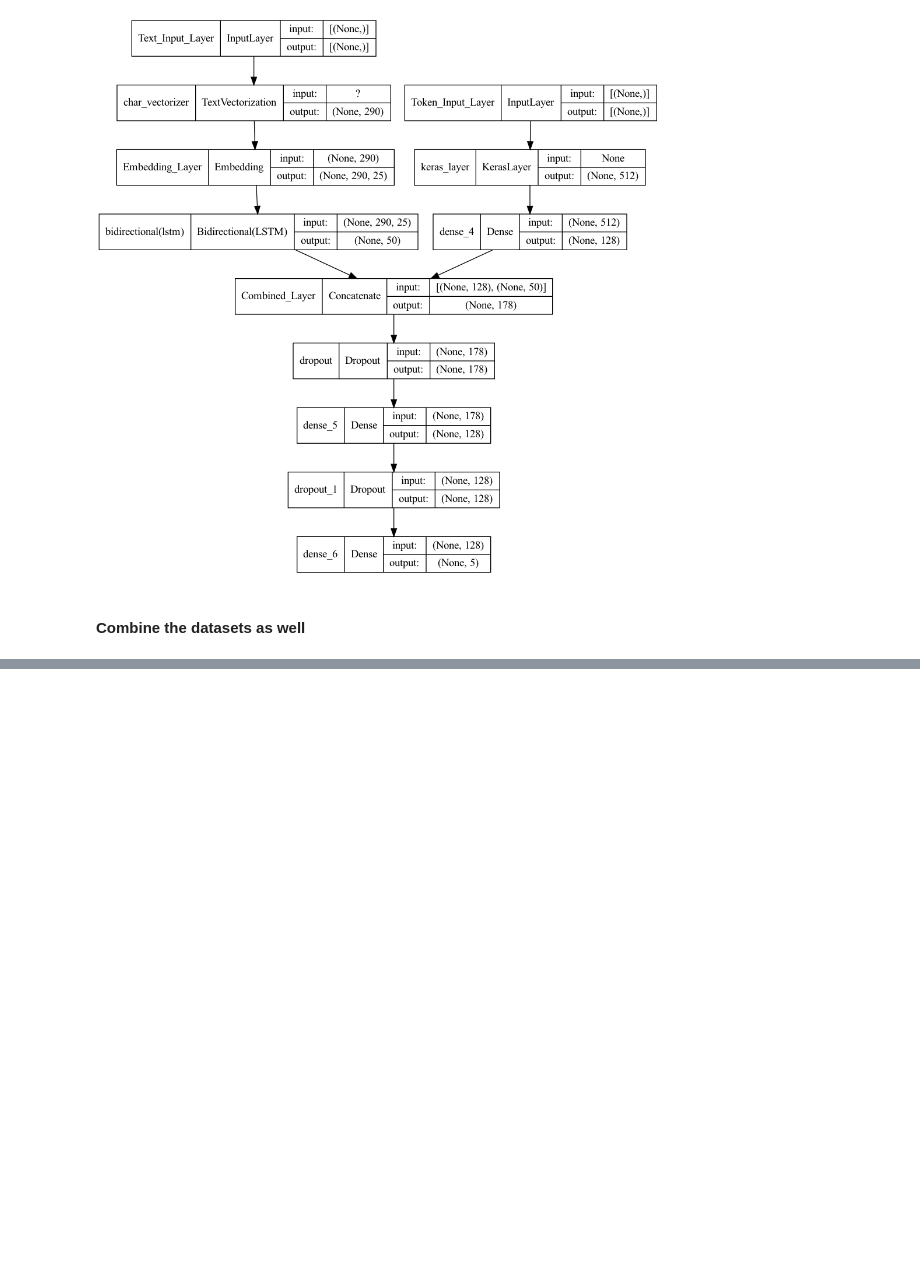
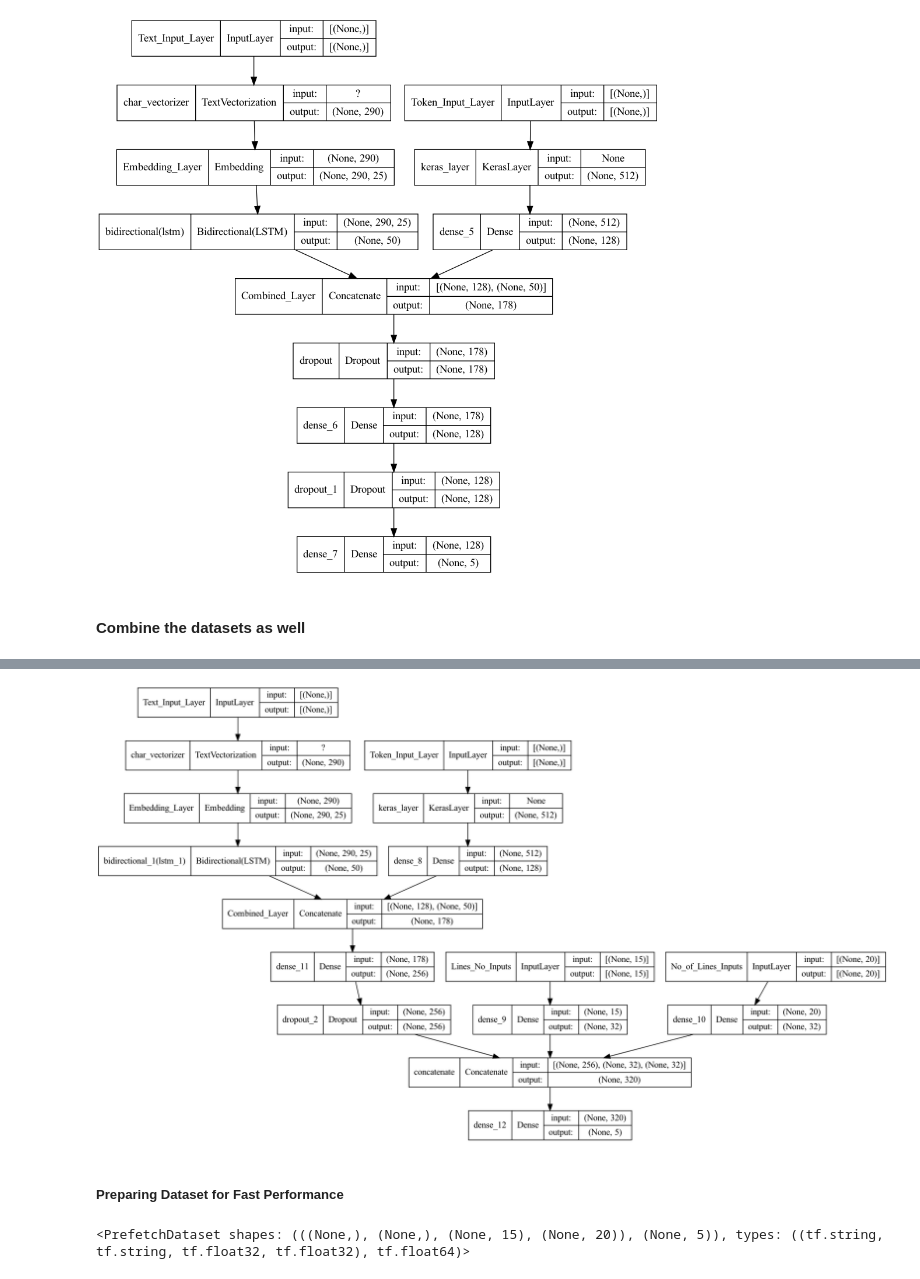
Before and after one commit to bhydemi/Document-Abstracted-Classifier-Project, a Jupyter notebook: Document_Abstract_AI_Classifier_Project.ipynb, the cells around one changed output, grey strips where cells are left out. Drawn from its saved outputs; the diff is of its cells as text; code cells hidden in the pictures; blank space fills up the shorter version.

```diff
--- a/Document_Abstract_AI_Classifier_Project.ipynb
+++ b/Document_Abstract_AI_Classifier_Project.ipynb
@@ -626,0 +666,37 @@ performance_measure_classification(tf.argmax(combined_model.predict(tf_test_data
+# %%
+#Token Embedding
+token_inputs=  tf.keras.layers.Input(shape=[], dtype=tf.string, name='Token_Input_Layer')
+token_embeddings = Use_embed_V3(token_inputs)
+token_outputs = tf.keras.layers.Dense(128, activation='relu')(token_embeddings)
+token_model = tf.keras.Model(inputs=token_inputs, outputs=token_outputs)
+
+#Character Embedding
+text_inputs=  tf.keras.layers.Input(shape=[], dtype=tf.string, name='Text_Input_Layer')
+text_vectors = char_vectorizer(text_inputs)
+text_embeddings = char_vectorizer_embed(text_vectors)
+text_outputs = tf.keras.layers.Bidirectional(tf.keras.layers.LSTM(25))(text_embeddings)
+text_model = tf.keras.Model(inputs=text_inputs, outputs=text_outputs)
+
+#Line numbers
+line_numbers_inputs = tf.keras.layers.Input(shape=(15,), dtype=tf.float32, name='Lines_No_Inputs')
+x = tf.keras.layers.Dense(32, activation='relu')(line_numbers_inputs)
+line_numbers_model = tf.keras.Model(inputs=line_numbers_inputs, outputs=x)
+
+#Total Line numbers
+line_inputs = tf.keras.layers.Input(shape=(20,), dtype=tf.float32, name='No_of_Lines_Inputs')
+y = tf.keras.layers.Dense(32, activation='relu')(line_inputs)
+line_model = tf.keras.Model(inputs=line_inputs, outputs=y)
+
+#Concatenate Text & Tokens layer
+concat_text_token = tf.keras.layers.Concatenate(name='Combined_Layer')([token_model.output, text_model.output])
+
+dropoutlayer = tf.keras.layers.Dense(256, activation='relu')(concat_text_token)
+dropoutlayer = tf.keras.layers.Dropout(0.5)(dropoutlayer)
+
+three_combination = tf.keras.layers.Concatenate()([dropoutlayer,line_numbers_model.output, line_model.output ])
+
+
+output_layer = tf.keras.layers.Dense(5, activation='softmax')(three_combination)
+triple_combined_model = tf.keras.Model(inputs=[token_model.input, text_model.input, line_numbers_inputs, line_inputs],
+                                outputs=output_layer,
+                                name='triple_combined_model')
@@ -626,0 +723,4 @@ performance_measure_classification(tf.argmax(combined_model.predict(tf_test_data
+# %%
+plot_model (triple_combined_model, show_shapes=True)
+# %% [output]
+[figure, added]
@@ -626,0 +731,2 @@ performance_measure_classification(tf.argmax(combined_model.predict(tf_test_data
+# %% [markdown]
+##### Preparing Dataset for Fast Performance
@@ -626,0 +749,5 @@ performance_measure_classification(tf.argmax(combined_model.predict(tf_test_data
+# %%
+tf_test_data_tripled
+#tf_valid_tripled
+# %% [output]
+<PrefetchDataset shapes: (((None,), (None,), (None, 15), (None, 20)), (None, 5)), types: ((tf.string, tf.string, tf.float32, tf.float32), tf.float64)>
```
Also changed, not shown: parts of 42 cells of this notebook.
